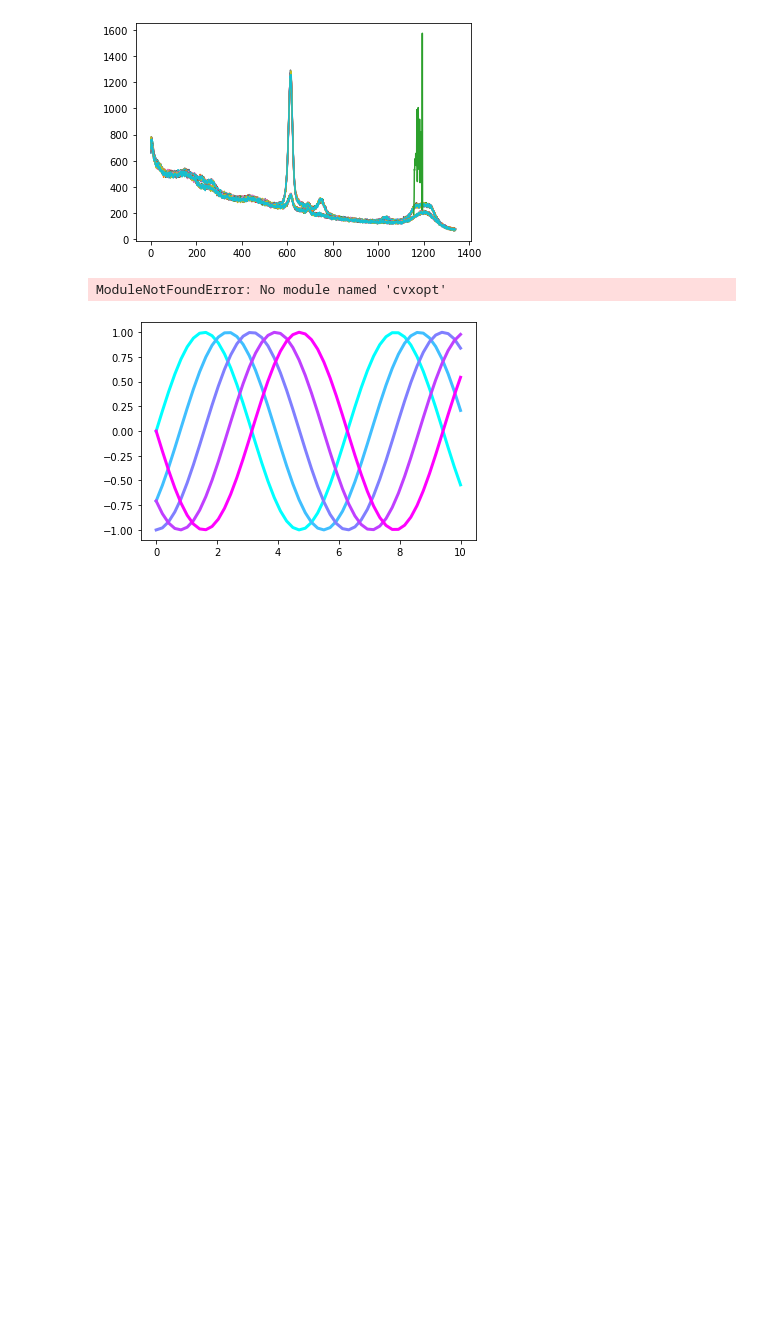
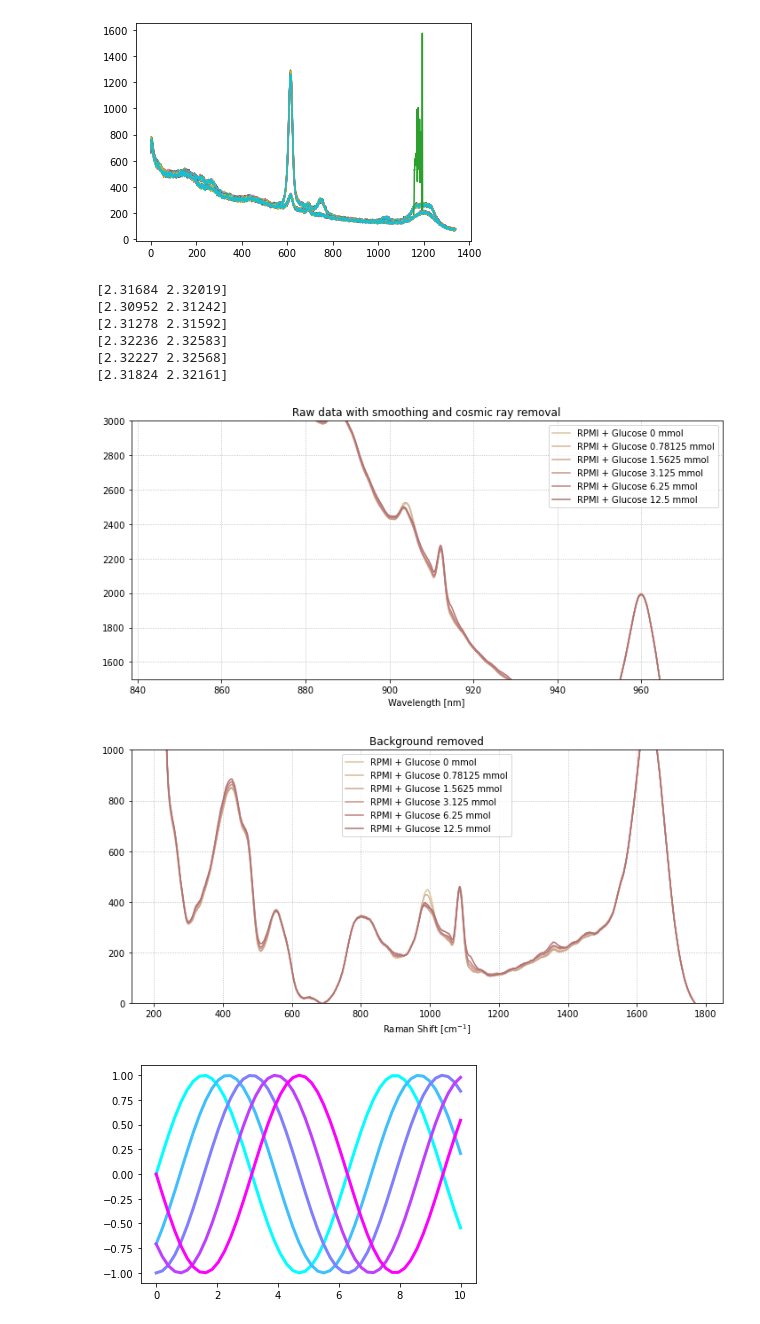
Before and after one commit to jhwnkim/fluid-auto-sampler, a Jupyter notebook: calculations/spectra_post.ipynb, the cells around one changed output. Cells and saved outputs as stored; diff of their text form; code cells hidden in the pictures; blank space fills up the shorter version.

```diff
--- a/calculations/spectra_post.ipynb
+++ b/calculations/spectra_post.ipynb
@@ -179,6 +179,15 @@ filename_dic = {
     'RPMI + Glucose 3.125 mmol':       ('~/Dropbox (MIT)/Biomod Spectra/Camp flow cell evaluation/Feb 04/FCv5_test_10x1s7', 50, 0),
     'RPMI + Glucose 6.25 mmol':       ('~/Dropbox (MIT)/Biomod Spectra/Camp flow cell evaluation/Feb 04/FCv5_test_10x1s7', 50, 1),
     'RPMI + Glucose 12.5 mmol':       ('~/Dropbox (MIT)/Biomod Spectra/Camp flow cell evaluation/Feb 04/FCv5_test_10x1s7', 50, 2),
+}
+
+filename_dic = {
+    'RPMI + Glucose 0 mmol':       ('~/Dropbox/Biomod Spectra/Camp flow cell evaluation/Feb 04/FCv5_test_10x1s6', 50, 0),
+    'RPMI + Glucose 0.78125 mmol':       ('~/Dropbox/Biomod Spectra/Camp flow cell evaluation/Feb 04/FCv5_test_10x1s6', 50, 1),
+    'RPMI + Glucose 1.5625 mmol':       ('~/Dropbox/Biomod Spectra/Camp flow cell evaluation/Feb 04/FCv5_test_10x1s6', 50, 2),
+    'RPMI + Glucose 3.125 mmol':       ('~/Dropbox/Biomod Spectra/Camp flow cell evaluation/Feb 04/FCv5_test_10x1s7', 50, 0),
+    'RPMI + Glucose 6.25 mmol':       ('~/Dropbox/Biomod Spectra/Camp flow cell evaluation/Feb 04/FCv5_test_10x1s7', 50, 1),
+    'RPMI + Glucose 12.5 mmol':       ('~/Dropbox/Biomod Spectra/Camp flow cell evaluation/Feb 04/FCv5_test_10x1s7', 50, 2),
 }
 
 
@@ -225,34 +234,41 @@ plt.tight_layout()
 plt.show()
 
 
 plt.figure(figsize=(10,5))
 i=0
 for key, data in data_dic.items():
     plt.plot(data[0], data[1], label=key, color=plt.cm.pink(color_idx[i]))
     i = i+1
 plt.ylim((0,1000))
 # plt.legend(bbox_to_anchor=(1.05, 1), loc='upper left', borderaxespad=0.)
 plt.legend()
 plt.xlabel('Raman Shift [cm$^{-1}$]')
 plt.grid(True, linestyle=':')
 plt.title('Background removed')
 plt.tight_layout()
 plt.show()
 
 # print(data_dic.items)
 
 # to matlab
 var_dic = {}
 i=1
 for key,data in data_dic.items():
     var_name = 'var{}'.format(i)
     var_dic[var_name] = data
     i=i+1
 
 from scipy.io import savemat
 savemat('toMatlab.mat', var_dic)
 # %% [output]
-ModuleNotFoundError: No module named 'cvxopt'
+[2.31684 2.32019]
+[2.30952 2.31242]
+[2.31278 2.31592]
+[2.32236 2.32583]
+[2.32227 2.32568]
+[2.31824 2.32161]
+[figure, added]
+[figure, added]
 # %%
 import numpy as np
 import matplotlib.pyplot as plt
```
Also changed, not shown: 2 other files.
